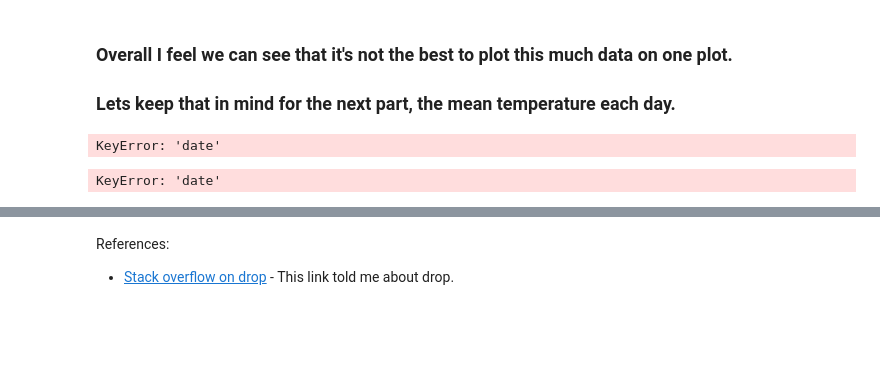
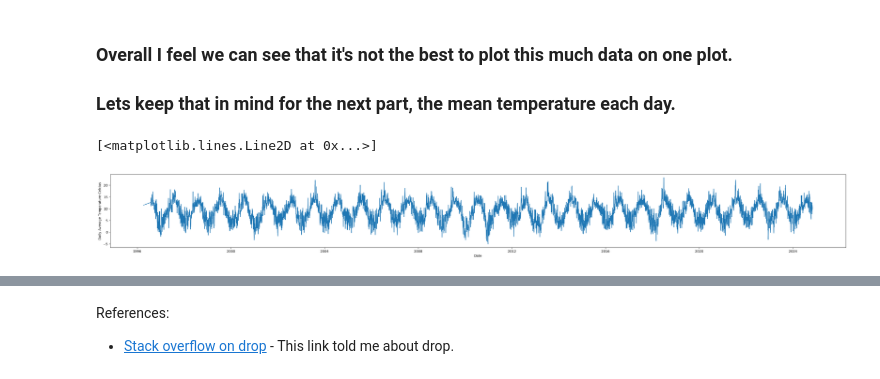
Before and after one commit to AndreHoarau/PFDA, a Jupyter notebook: assignments/assignment_6_weather.ipynb, the cells around one changed output, grey strips where cells are left out. Saved outputs shown, nothing was run; the diff lists cells and outputs as text; code cells hidden in the pictures; blank space fills up the shorter version.

Commit message:
finished the bare minimum here on the assignment need to go back and tidy but catching up

```diff
--- a/assignments/assignment_6_weather.ipynb
+++ b/assignments/assignment_6_weather.ipynb
@@ -118,22 +118,17 @@ plt.plot(date,temp)
 
 df_daily_average = df_dateindex["temp"].resample("D").mean()
 
-# We will tidy is up
-df_daily_average.dropna()
-# This is a series at the moment lets make it a data frame
-df_daily_average.to_frame()
-# Lets reset the index
-df_daily_average.reset_index()
+# We will convert this series back to a df reset the index.
+df_daily_average = df_daily_average.dropna().reset_index(name="temp")
-# %% [output]
-KeyError: 'date'
 # %%
 # Now lets make our plot
 datedaily = df_daily_average["date"]
-# %% [output]
-KeyError: 'date'
 # %%
 daily_average_temp = df_daily_average["temp"]
-fig = plt.figure(figsize=(20, 2))
+fig = plt.figure(figsize=(40, 4))
 plt.xlabel("Date")
 plt.ylabel("Daily Average Temperature Celcius")
 plt.plot(datedaily, daily_average_temp)
+# %% [output]
+[<matplotlib.lines.Line2D at 0x...>]
+[figure, added]
```
Also changed, not shown: parts of 2 cells of this notebook.
